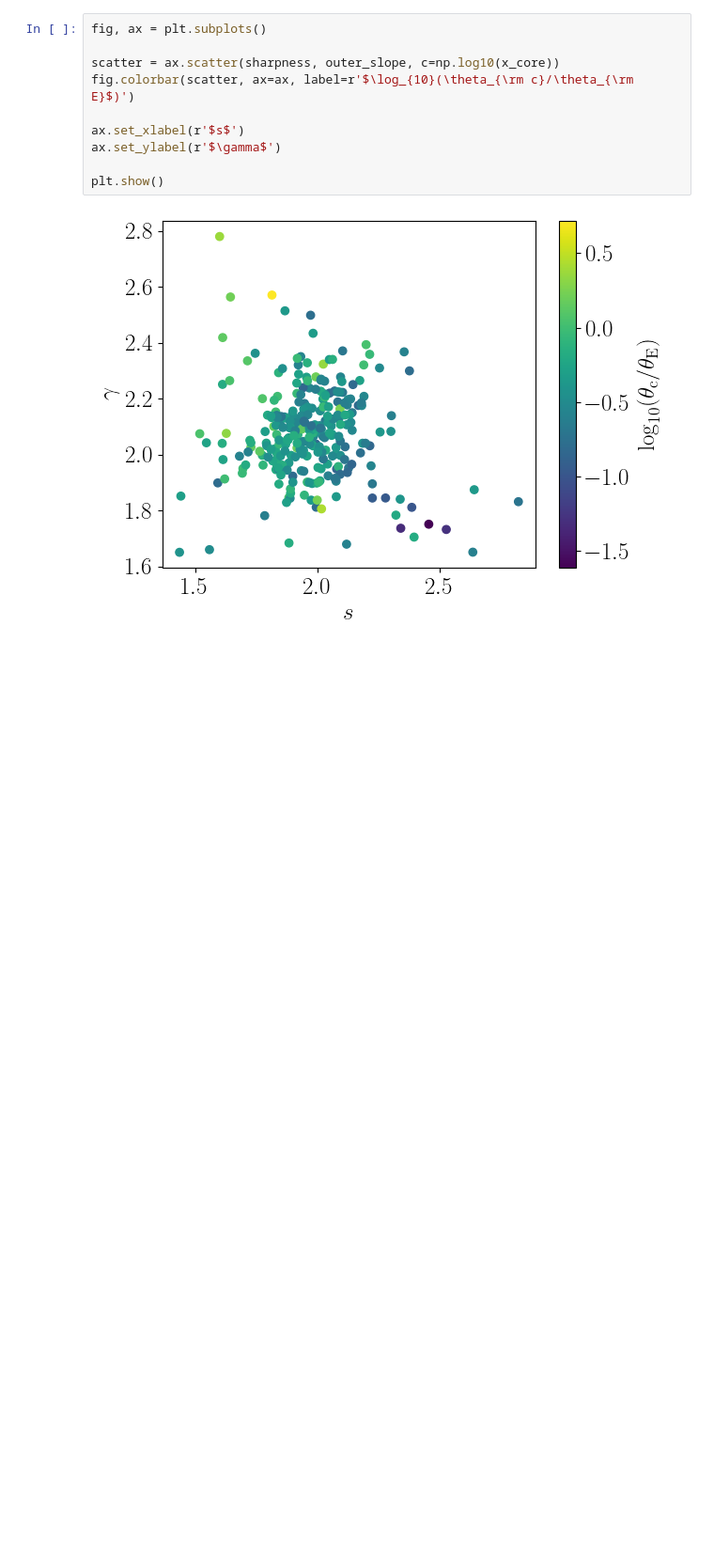
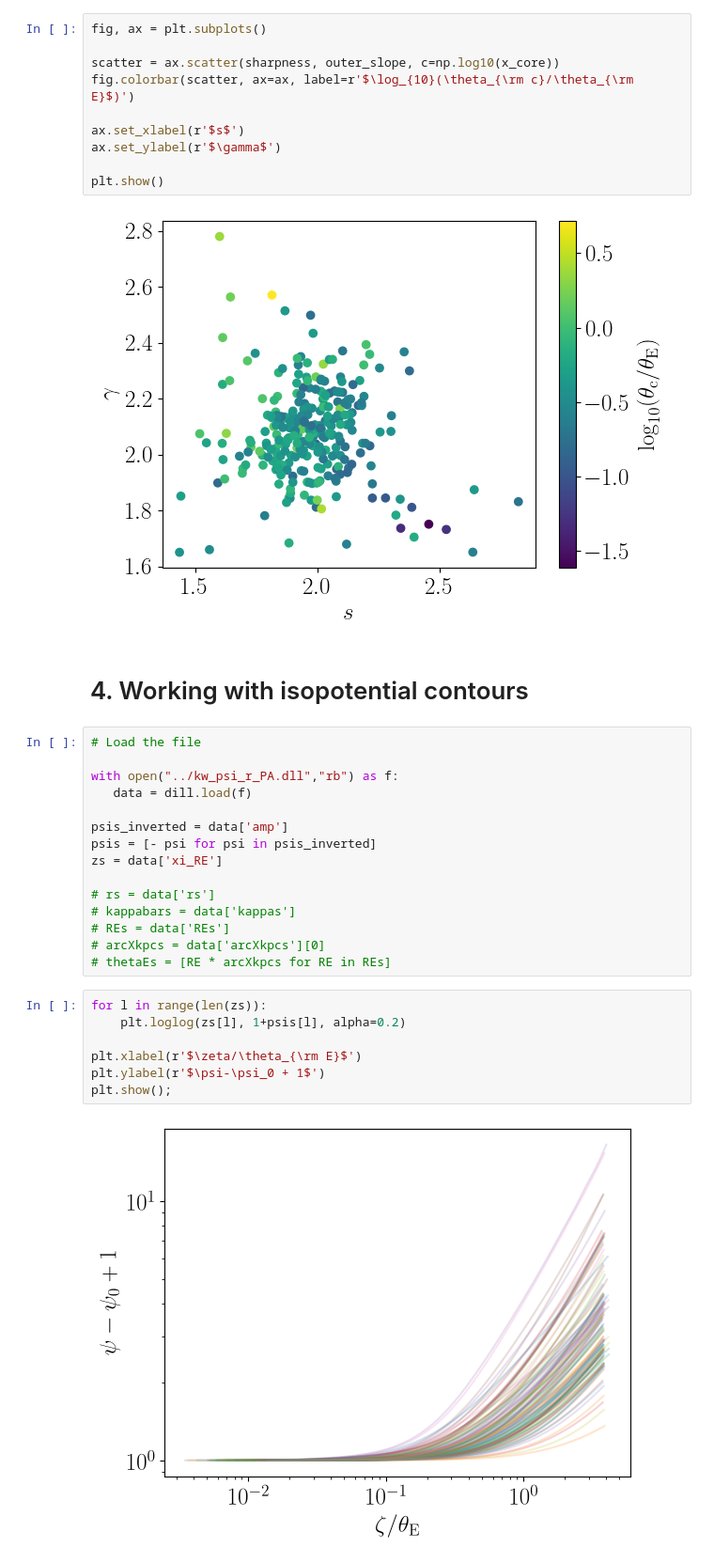
Before and after one commit to ELROND-project/nazgul, a Jupyter notebook: src/nazgul/output_analysis/radial profiles/modelling_COLIBRE_cores.ipynb, the cells around one changed output. Shown at 94% size. Saved outputs shown, nothing was run; the diff lists cells and outputs as text; blank space fills up the shorter version.

Commit message:
Moving data files and updating core analysis

```diff
--- a/src/nazgul/output_analysis/radial profiles/modelling_COLIBRE_cores.ipynb
+++ b/src/nazgul/output_analysis/radial profiles/modelling_COLIBRE_cores.ipynb
@@ -293,3 +293,29 @@ ax.set_ylabel(r'$\gamma$')
 plt.show()
 # %% [output]
 [figure]
+# %% [markdown]
+# 4. Working with isopotential contours
+# %%
+# Load the file
+
+with open("../kw_psi_r_PA.dll","rb") as f:
+   data = dill.load(f)
+
+psis_inverted = data['amp']
+psis = [- psi for psi in psis_inverted]
+zs = data['xi_RE']
+
+# rs = data['rs']
+# kappabars = data['kappas']
+# REs = data['REs']
+# arcXkpcs = data['arcXkpcs'][0]
+# thetaEs = [RE * arcXkpcs for RE in REs]
+# %%
+for l in range(len(zs)):
+    plt.loglog(zs[l], 1+psis[l], alpha=0.2)
+
+plt.xlabel(r'$\zeta/\theta_{\rm E}$')
+plt.ylabel(r'$\psi-\psi_0 + 1$')
+plt.show();
+# %% [output]
+[figure, added]
```
Also changed, not shown: parts of 4 cells of this notebook, 7 other files.
